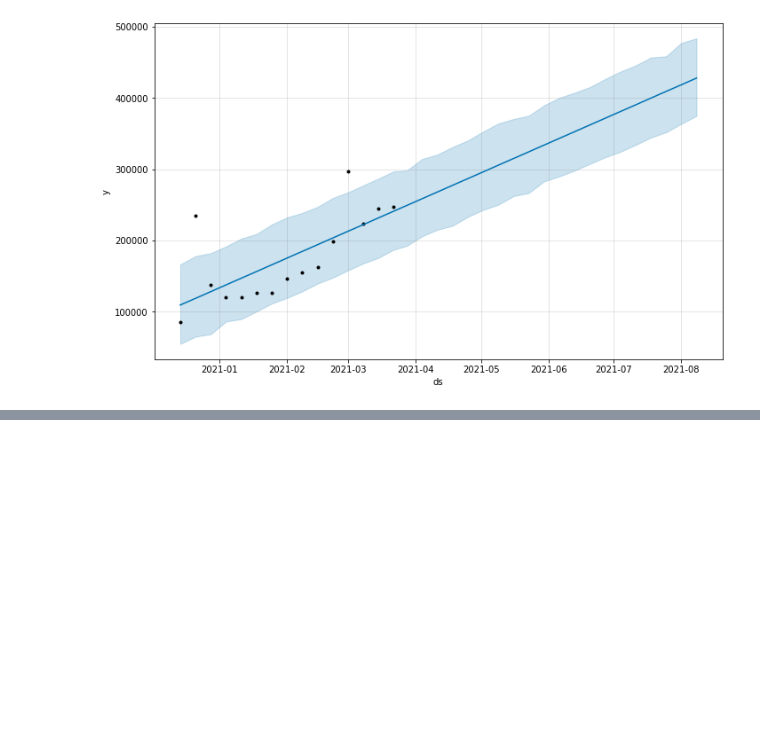
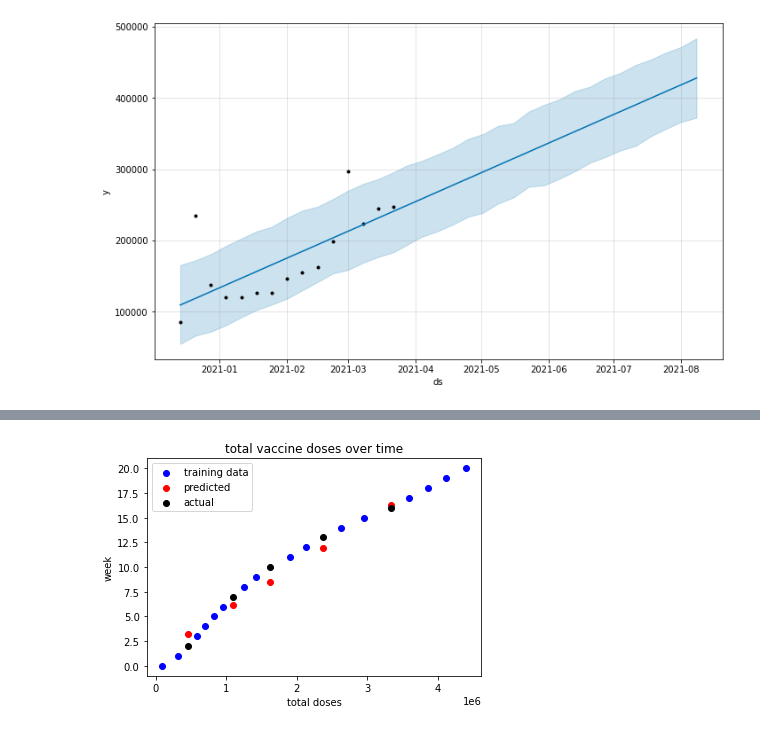
Before and after one commit to Pacifistic/CS418-Final-Project, a Jupyter notebook: Covid-19 Vaccine Distribution.ipynb, the cells around one changed output, grey strips where cells are left out. Drawn from its saved outputs; the diff is of its cells as text; code cells hidden in the pictures; blank space fills up the shorter version.

Commit message:
made linear regression model and prediction

```diff
--- a/Covid-19 Vaccine Distribution.ipynb
+++ b/Covid-19 Vaccine Distribution.ipynb
@@ -389,0 +357,31 @@ INFO:fbprophet:n_changepoints greater than number of observations. Using 11.
+# %%
+IllinoisTotal = merged[merged['Jurisdiction'] == 'Illinois']
+IllinoisTotal = IllinoisTotal[['Week','Pfizer 2nd Dose','Moderna 2nd Dose','Janssen Dose']]
+IllinoisTotal = IllinoisTotal.groupby('Week').sum().sum(axis=1).reset_index(name ='Total')
+IllinoisTotal['Total'] = IllinoisTotal['Total'].cumsum()
+
+target = np.array(IllinoisTotal.index)
+data = IllinoisTotal['Total'].values.reshape(-1, 1)
+# %%
+from sklearn.linear_model import LinearRegression
+from sklearn.model_selection import train_test_split
+from sklearn.metrics import mean_squared_error
+
+model = LinearRegression();
+
+xtrain, xtest, ytrain, ytest = train_test_split(data, target, test_size=.2)
+
+model.fit(xtrain,ytrain)
+prediction = model.predict(xtest)
+predictionDone = model.predict(np.array(11403000).reshape(-1, 1))
+plt.scatter(xtrain,ytrain,color='blue')
+plt.scatter(xtest,prediction,color='red')
+plt.scatter(xtest,ytest,color='black')
+plt.legend(['training data','predicted','actual']);
+plt.title('total vaccine doses over time')
+plt.ylabel('week')
+plt.xlabel('total doses')
+
+print('model MSE: ',mean_squared_error(ytest, prediction))
+print('predicted date of 90% vaccination: ',IllinoisTotal['Week'][0]+datetime.timedelta(weeks=predictionDone[0]))
+# %% [output]
@@ -389,0 +390 @@ INFO:fbprophet:n_changepoints greater than number of observations. Using 11.
+[figure, added]
```
Also changed, not shown: parts of 6 cells of this notebook.
